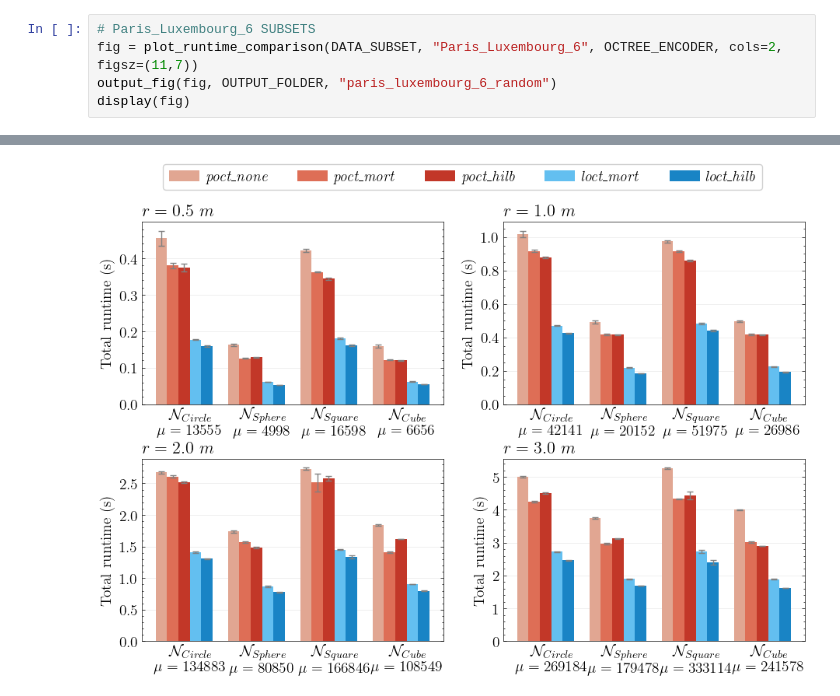
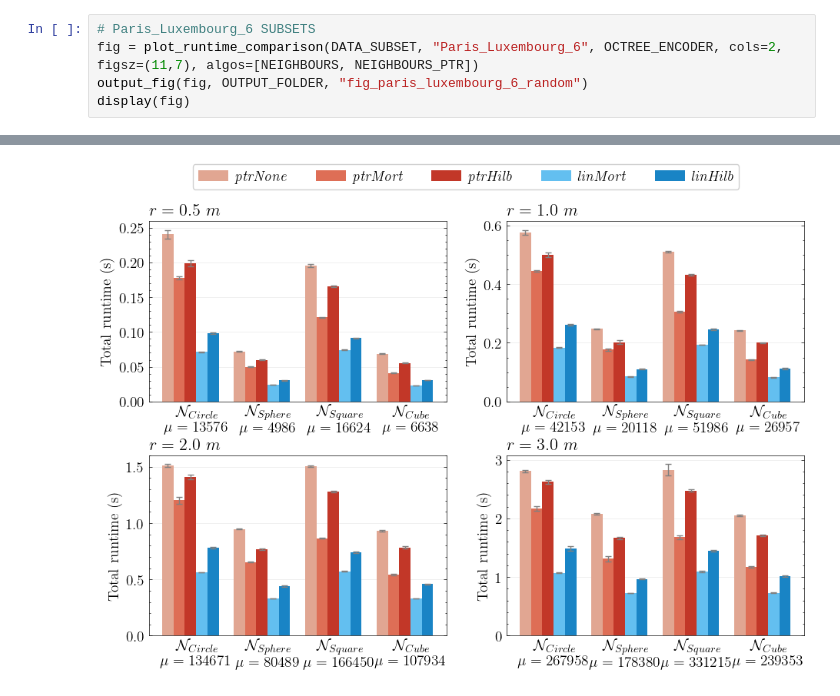
Before and after one commit to derivada/octrees-benchmark, a Jupyter notebook: plots/plots_benchmarks.ipynb, the cells around one changed output, grey strips where cells are left out. Saved outputs shown, nothing was run; the diff lists cells and outputs as text.

```diff
--- a/plots/plots_benchmarks.ipynb
+++ b/plots/plots_benchmarks.ipynb
@@ -20,6 +23,6 @@ set_default_style()
 # %%
 # Paris_Luxembourg_6 SUBSETS
-fig = plot_runtime_comparison(DATA_SUBSET, "Paris_Luxembourg_6", OCTREE_ENCODER, cols=2, figsz=(11,7))
-output_fig(fig, OUTPUT_FOLDER, "paris_luxembourg_6_random")
+fig = plot_runtime_comparison(DATA_SUBSET, "Paris_Luxembourg_6", OCTREE_ENCODER, cols=2, figsz=(11,7), algos=[NEIGHBOURS, NEIGHBOURS_PTR])
+output_fig(fig, OUTPUT_FOLDER, "fig_paris_luxembourg_6_random")
 display(fig)
 # %% [output]
@@ -27,3 +30,3 @@ Loading results file: ../results/subset/Paris_Luxembourg_6/Paris_Luxembourg_6-20
-[figure, old version]
+[figure, new version]
 # %%
 # sg27 FULL
```
Also changed, not shown: parts of 28 cells of this notebook, 18 other files.
